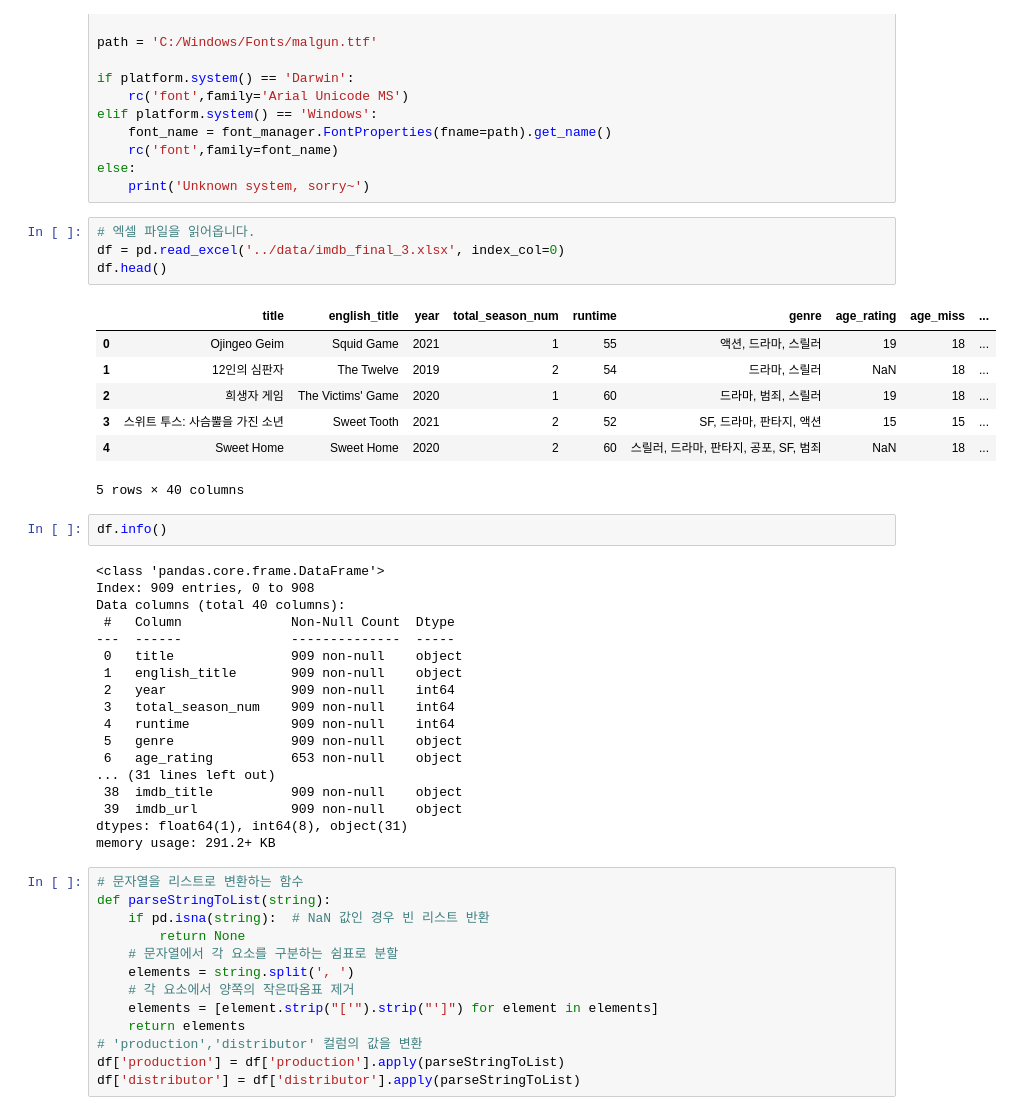
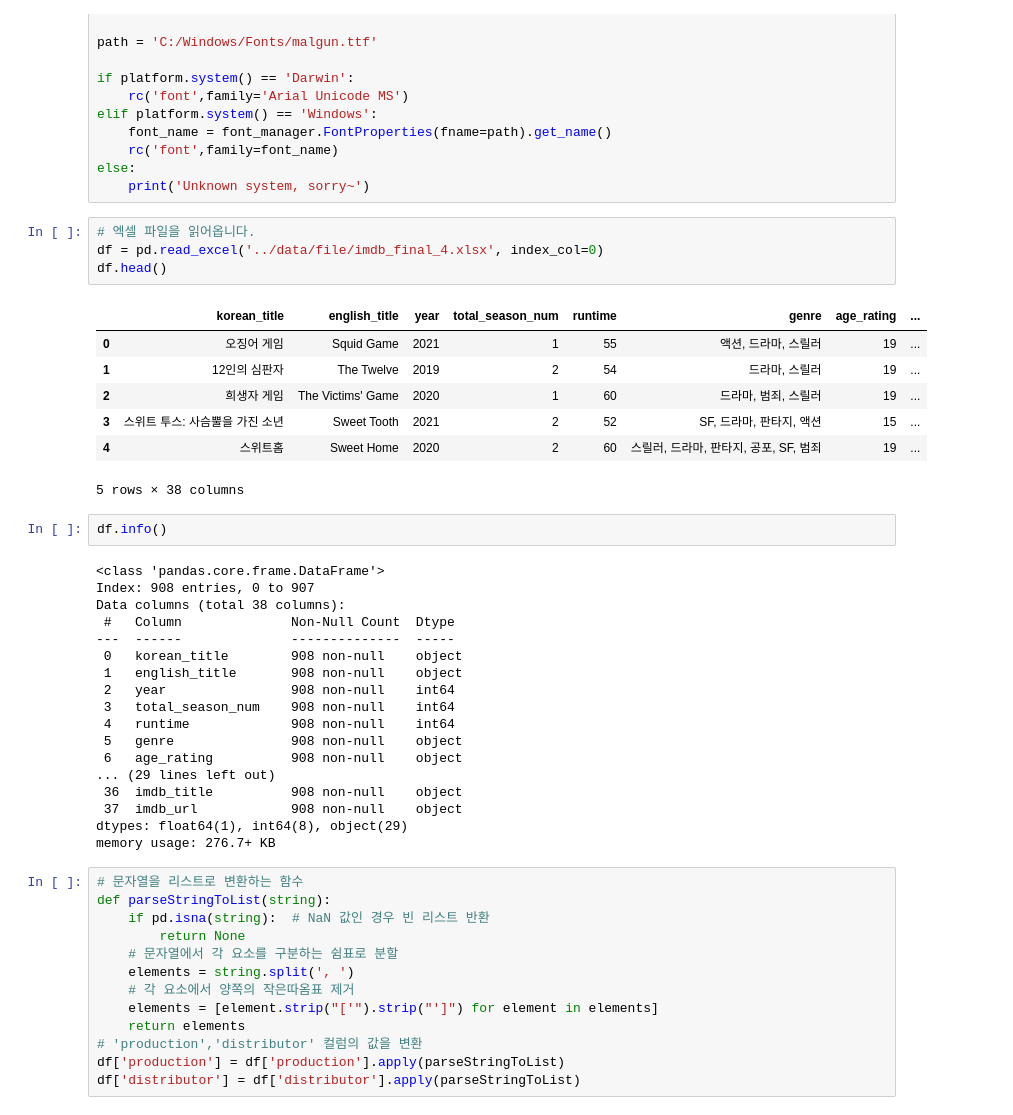
Before and after one commit to ML-project-3/ML_project, a Jupyter notebook: eda/imdb_eda.ipynb, the cells around one changed output. Saved outputs shown, nothing was run; the diff lists cells and outputs as text.

```diff
--- a/eda/imdb_eda.ipynb
+++ b/eda/imdb_eda.ipynb
@@ -21,36 +21,36 @@ else:
     print('Unknown system, sorry~')
 # %%
 # 엑셀 파일을 읽어옵니다.
-df = pd.read_excel('../data/imdb_final_3.xlsx', index_col=0)
+df = pd.read_excel('../data/file/imdb_final_4.xlsx', index_col=0)
 df.head()
 # %% [output]
-|  | title | english_title | year | total_season_num | runtime | genre | age_rating | age_miss | ... |
-| 0 | Ojingeo Geim | Squid Game | 2021 | 1 | 55 | 액션, 드라마, 스릴러 | 19 | 18 | ... |
-| 1 | 12인의 심판자 | The Twelve | 2019 | 2 | 54 | 드라마, 스릴러 | NaN | 18 | ... |
-| 2 | 희생자 게임 | The Victims' Game | 2020 | 1 | 60 | 드라마, 범죄, 스릴러 | 19 | 18 | ... |
-| 3 | 스위트 투스: 사슴뿔을 가진 소년 | Sweet Tooth | 2021 | 2 | 52 | SF, 드라마, 판타지, 액션 | 15 | 15 | ... |
-| 4 | Sweet Home | Sweet Home | 2020 | 2 | 60 | 스릴러, 드라마, 판타지, 공포, SF, 범죄 | NaN | 18 | ... |
+|  | korean_title | english_title | year | total_season_num | runtime | genre | age_rating | ... |
+| 0 | 오징어 게임 | Squid Game | 2021 | 1 | 55 | 액션, 드라마, 스릴러 | 19 | ... |
+| 1 | 12인의 심판자 | The Twelve | 2019 | 2 | 54 | 드라마, 스릴러 | 19 | ... |
+| 2 | 희생자 게임 | The Victims' Game | 2020 | 1 | 60 | 드라마, 범죄, 스릴러 | 19 | ... |
+| 3 | 스위트 투스: 사슴뿔을 가진 소년 | Sweet Tooth | 2021 | 2 | 52 | SF, 드라마, 판타지, 액션 | 15 | ... |
+| 4 | 스위트홈 | Sweet Home | 2020 | 2 | 60 | 스릴러, 드라마, 판타지, 공포, SF, 범죄 | 19 | ... |
-5 rows × 40 columns
+5 rows × 38 columns
 # %%
 df.info()
 # %% [output]
 <class 'pandas.core.frame.DataFrame'>
-Index: 909 entries, 0 to 908
-Data columns (total 40 columns):
+Index: 908 entries, 0 to 907
+Data columns (total 38 columns):
  #   Column              Non-Null Count  Dtype
 ---  ------              --------------  -----
- 0   title               909 non-null    object
- 1   english_title       909 non-null    object
- 2   year                909 non-null    int64
- 3   total_season_num    909 non-null    int64
- 4   runtime             909 non-null    int64
- 5   genre               909 non-null    object
- 6   age_rating          653 non-null    object
-... (31 lines left out)
- 38  imdb_title          909 non-null    object
- 39  imdb_url            909 non-null    object
-dtypes: float64(1), int64(8), object(31)
-memory usage: 291.2+ KB
+ 0   korean_title        908 non-null    object
+ 1   english_title       908 non-null    object
+ 2   year                908 non-null    int64
+ 3   total_season_num    908 non-null    int64
+ 4   runtime             908 non-null    int64
+ 5   genre               908 non-null    object
+ 6   age_rating          908 non-null    object
+... (29 lines left out)
+ 36  imdb_title          908 non-null    object
+ 37  imdb_url            908 non-null    object
+dtypes: float64(1), int64(8), object(29)
+memory usage: 276.7+ KB
 # %%
 # 문자열을 리스트로 변환하는 함수
 def parseStringToList(string):
```
Also changed, not shown: parts of 16 cells of this notebook.
